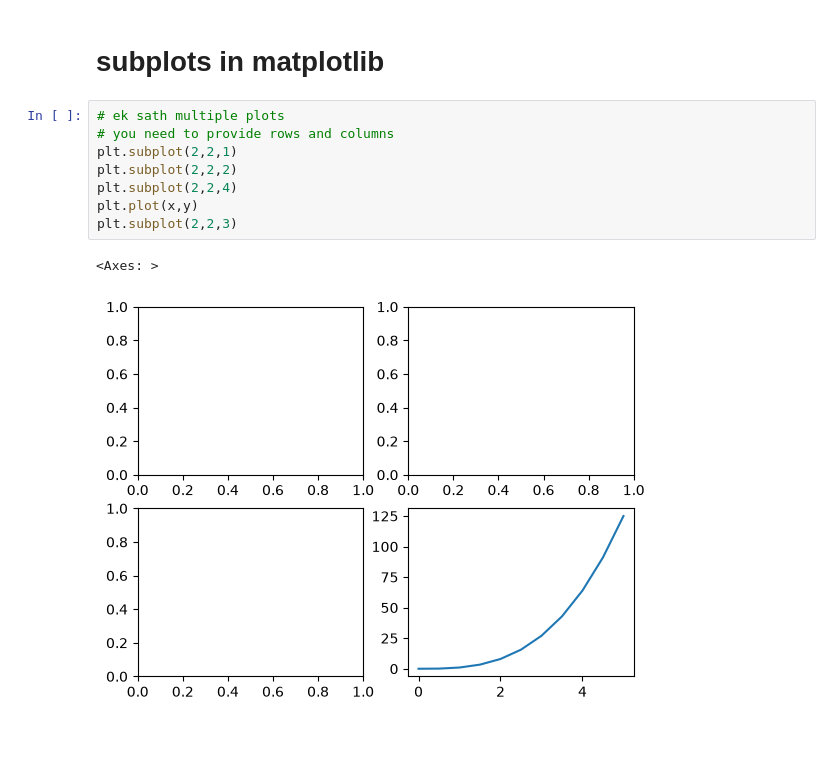
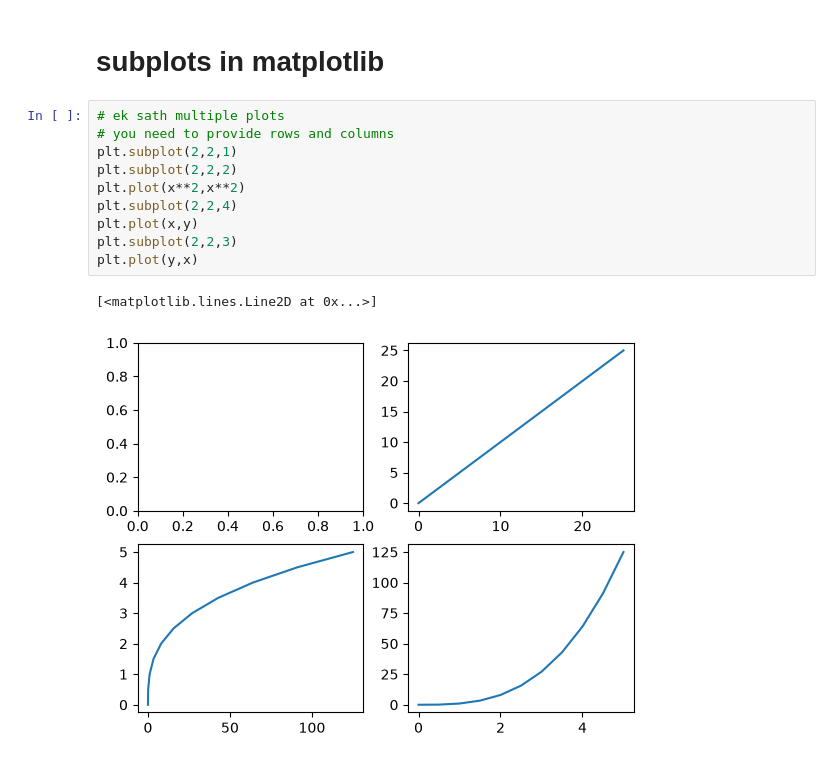
Before and after one commit to AarushiSavla/data-visualization, a Jupyter notebook: matplotlib.ipynb, the cells around one changed output. Drawn from its saved outputs; the diff is of its cells as text.

```diff
--- a/matplotlib.ipynb
+++ b/matplotlib.ipynb
@@ -37,11 +37,13 @@ Text(0, 0.5, 'bleh blue')
 # %%
 # ek sath multiple plots
 # you need to provide rows and columns
 plt.subplot(2,2,1)
 plt.subplot(2,2,2)
+plt.plot(x**2,x**2)
 plt.subplot(2,2,4)
 plt.plot(x,y)
 plt.subplot(2,2,3)
+plt.plot(y,x)
 # %% [output]
-<Axes: >
+[<matplotlib.lines.Line2D at 0x...>]
-[figure, old version]
+[figure, new version]
```
